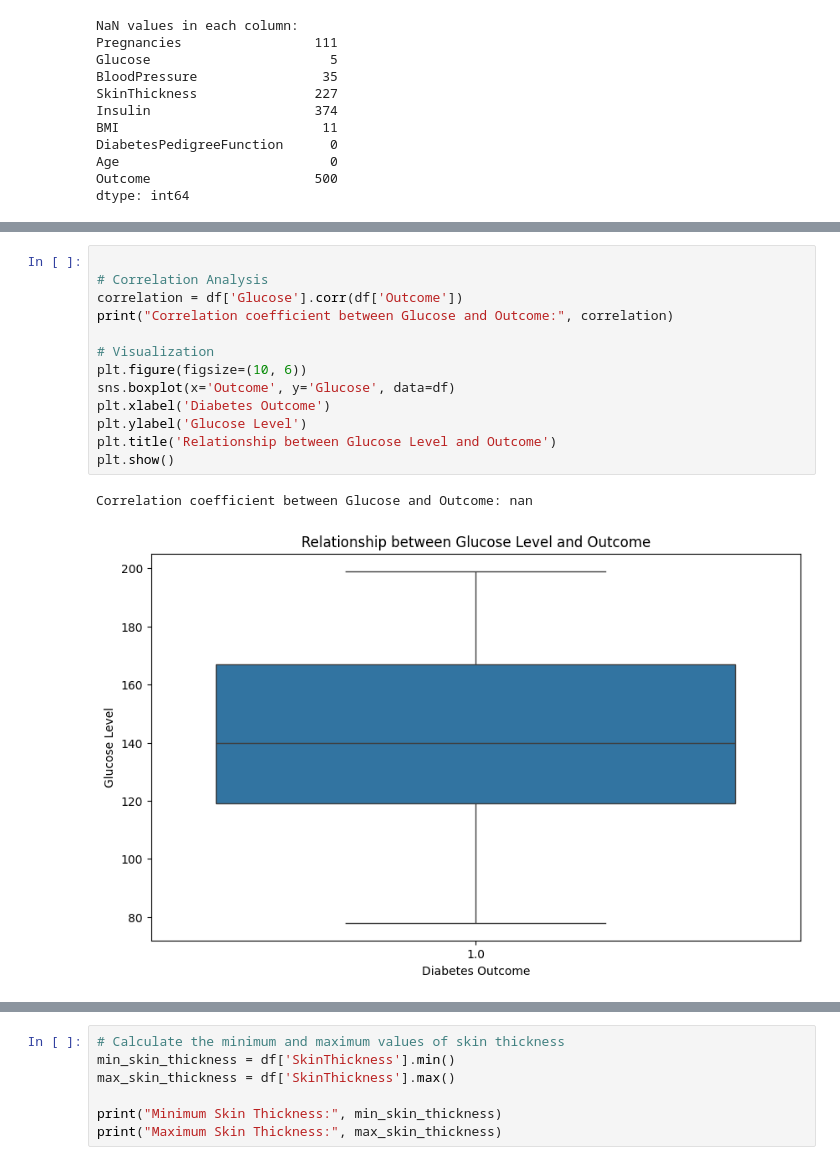
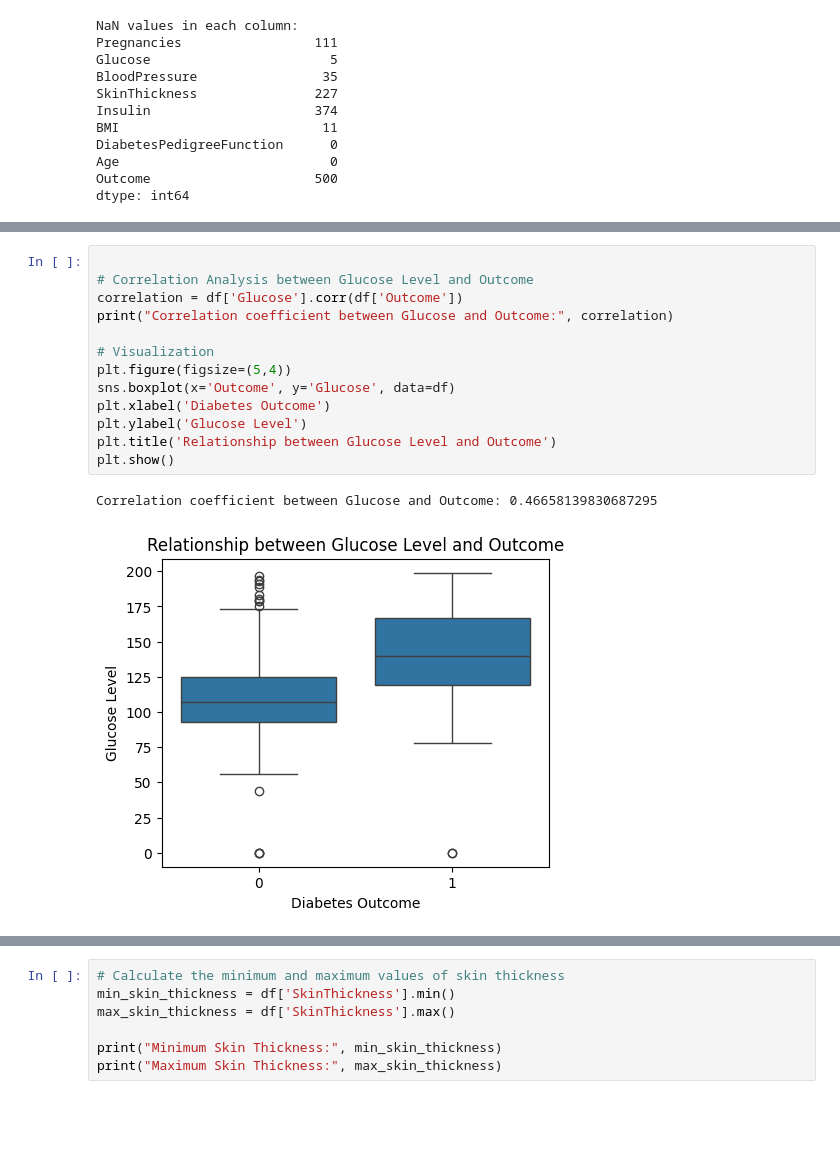
Before and after one commit to qurat-shakeel/Data-Analysis, a Jupyter notebook: Diabetes_dataset.ipynb, the cells around one changed output, grey strips where cells are left out. Saved outputs shown, nothing was run; the diff lists cells and outputs as text; blank space fills up the shorter version.

```diff
--- a/Diabetes_dataset.ipynb
+++ b/Diabetes_dataset.ipynb
@@ -180,18 +256,18 @@ Correlation coefficient between Pregnancies and Outcome: nan
 # %%
 
-# Correlation Analysis
+# Correlation Analysis between Glucose Level and Outcome
 correlation = df['Glucose'].corr(df['Outcome'])
 print("Correlation coefficient between Glucose and Outcome:", correlation)
 
 # Visualization
-plt.figure(figsize=(10, 6))
+plt.figure(figsize=(5,4))
 sns.boxplot(x='Outcome', y='Glucose', data=df)
 plt.xlabel('Diabetes Outcome')
 plt.ylabel('Glucose Level')
 plt.title('Relationship between Glucose Level and Outcome')
 plt.show()
 # %% [output]
-Correlation coefficient between Glucose and Outcome: nan
+Correlation coefficient between Glucose and Outcome: 0.46658139830687295
-[figure, old version]
+[figure, new version]
 # %%
 
```
Also changed, not shown: parts of 15 cells of this notebook, 1 other file.
